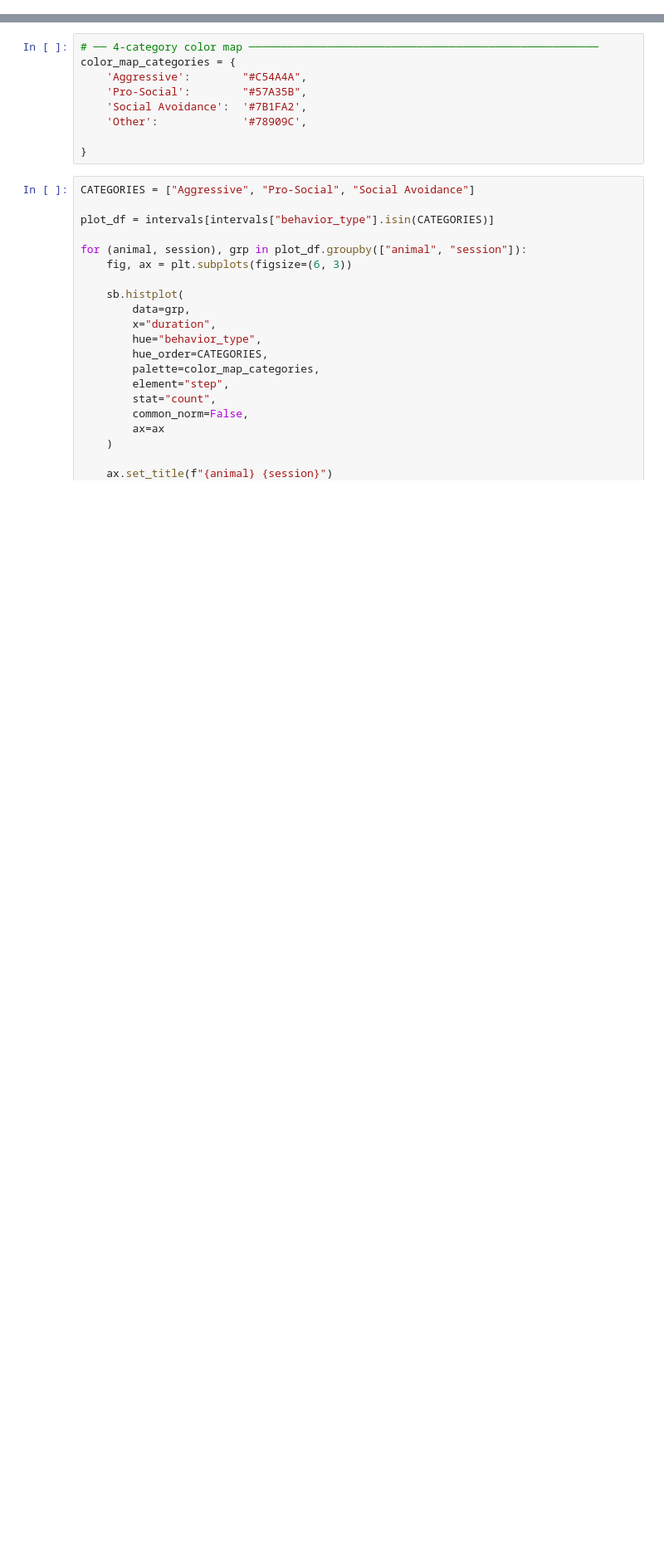
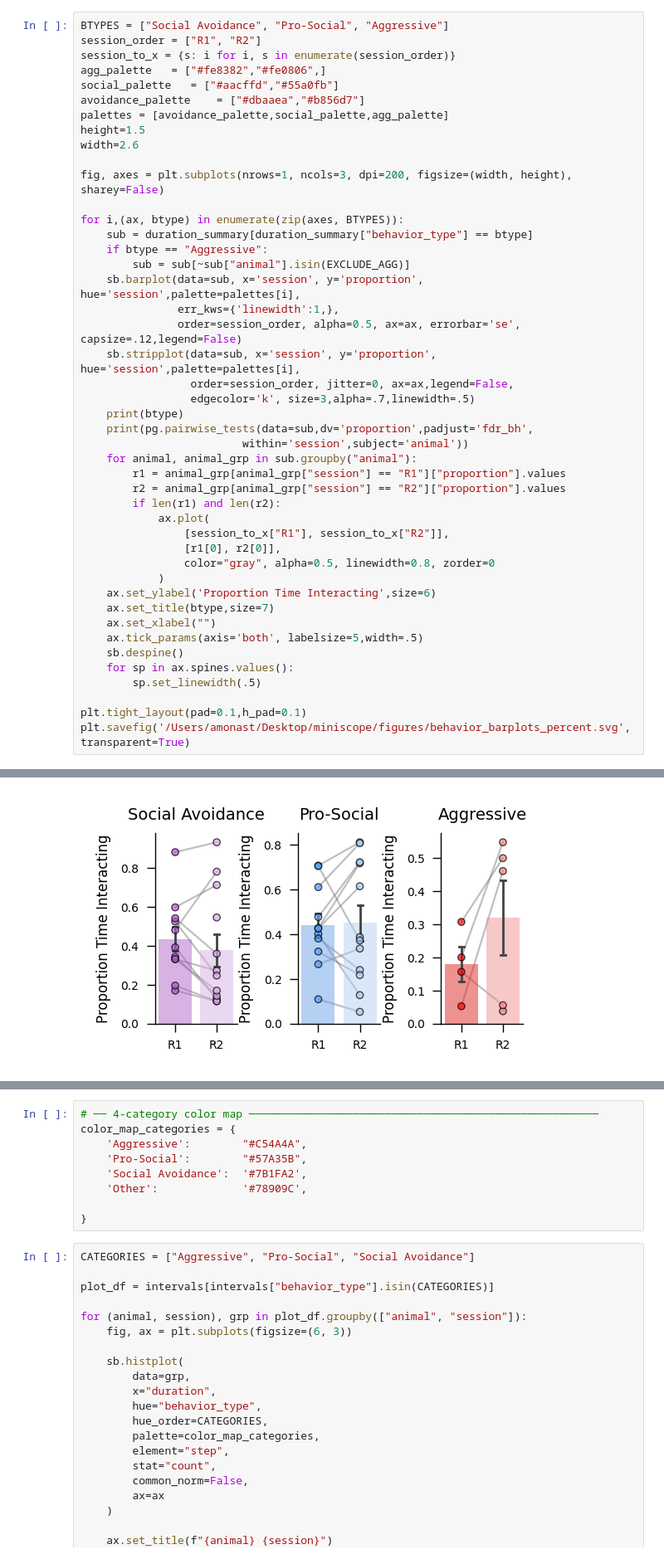
Before and after one commit to ZelikowskyLab/zlab_bnst, a Jupyter notebook: analysis/percent_behavior.ipynb, the cells around one changed output, grey strips where cells are left out. Shown at 83% size. Cells and saved outputs as stored; diff of their text form; blank space fills up the shorter version.

```diff
--- a/analysis/percent_behavior.ipynb
+++ b/analysis/percent_behavior.ipynb
@@ -268,0 +241,46 @@ intervals
+# %%
+BTYPES = ["Social Avoidance", "Pro-Social", "Aggressive"]
+session_order = ["R1", "R2"]
+session_to_x = {s: i for i, s in enumerate(session_order)}
+agg_palette   = ["#fe8382","#fe0806",]
+social_palette   = ["#aacffd","#55a0fb"]
+avoidance_palette    = ["#dbaaea","#b856d7"]
+palettes = [avoidance_palette,social_palette,agg_palette]
+height=1.5
+width=2.6
+
+fig, axes = plt.subplots(nrows=1, ncols=3, dpi=200, figsize=(width, height), sharey=False)
+
+for i,(ax, btype) in enumerate(zip(axes, BTYPES)):
+    sub = duration_summary[duration_summary["behavior_type"] == btype]
+    if btype == "Aggressive":
+        sub = sub[~sub["animal"].isin(EXCLUDE_AGG)]
+    sb.barplot(data=sub, x='session', y='proportion', hue='session',palette=palettes[i],
+               err_kws={'linewidth':1,},
+               order=session_order, alpha=0.5, ax=ax, errorbar='se', capsize=.12,legend=False)
+    sb.stripplot(data=sub, x='session', y='proportion', hue='session',palette=palettes[i],
+                 order=session_order, jitter=0, ax=ax,legend=False,
+                 edgecolor='k', size=3,alpha=.7,linewidth=.5)
+    print(btype)
+    print(pg.pairwise_tests(data=sub,dv='proportion',padjust='fdr_bh',
+                         within='session',subject='animal'))
+    for animal, animal_grp in sub.groupby("animal"):
+        r1 = animal_grp[animal_grp["session"] == "R1"]["proportion"].values
+        r2 = animal_grp[animal_grp["session"] == "R2"]["proportion"].values
+        if len(r1) and len(r2):
+            ax.plot(
+                [session_to_x["R1"], session_to_x["R2"]],
+                [r1[0], r2[0]],
+                color="gray", alpha=0.5, linewidth=0.8, zorder=0
+            )
+    ax.set_ylabel('Proportion Time Interacting',size=6)
+    ax.set_title(btype,size=7)
+    ax.set_xlabel("")
+    ax.tick_params(axis='both', labelsize=5,width=.5)
+    sb.despine()
+    for sp in ax.spines.values():
+        sp.set_linewidth(.5)
+
+plt.tight_layout(pad=0.1,h_pad=0.1)
+plt.savefig('/Users/amonast/Desktop/miniscope/figures/behavior_barplots_percent.svg',transparent=True)
+# %% [output]
@@ -268,0 +305 @@ intervals
+[figure, added]
```
Also changed, not shown: parts of 26 cells of this notebook, 32 other files.
